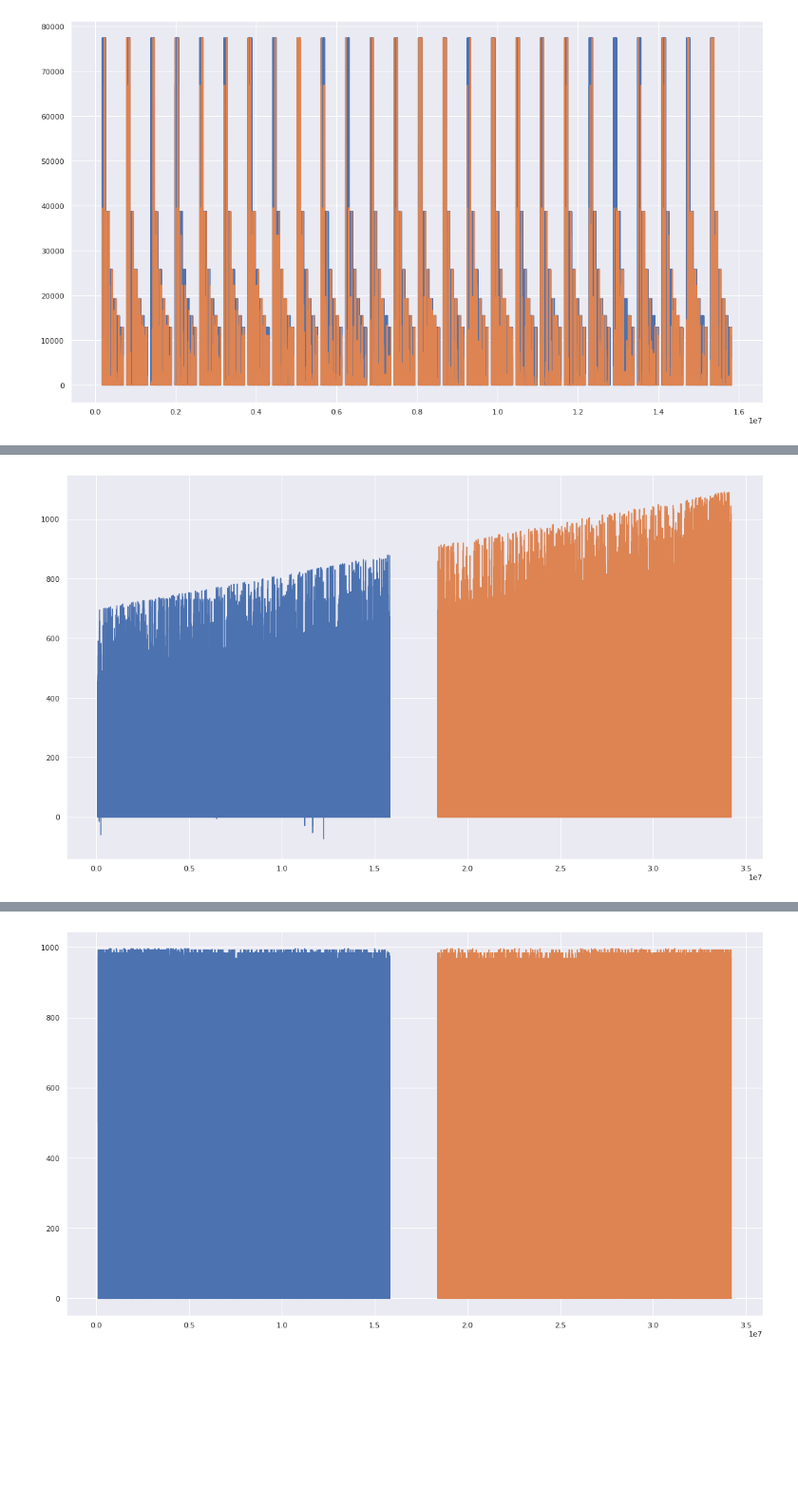
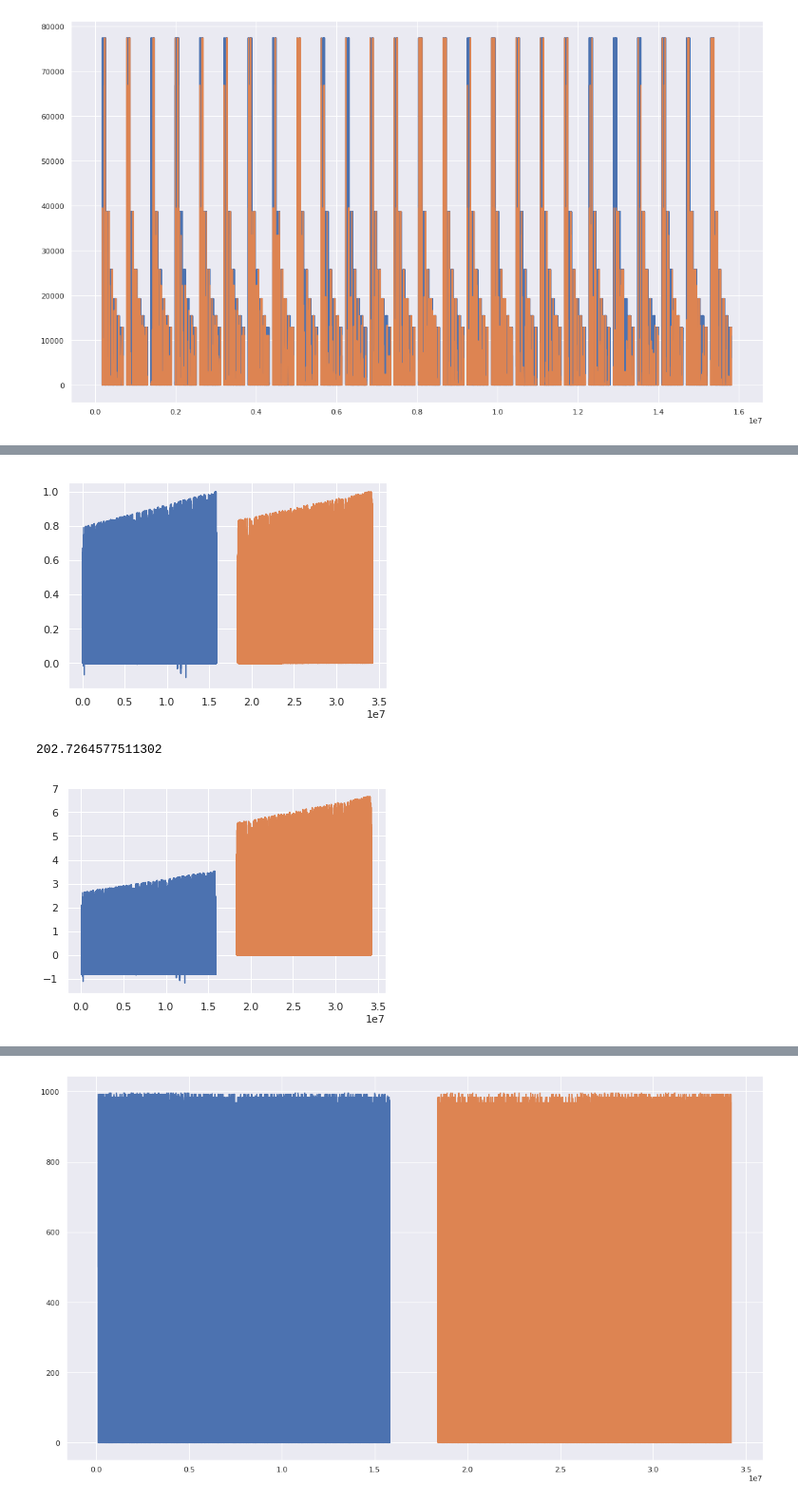
Before and after one commit to rodgomrod/kaggle_ieee_fraud, a Jupyter notebook: exploring_features_2nd_round.ipynb, the cells around one changed output, grey strips where cells are left out. Shown at 95% size. Drawn from its saved outputs; the diff is of its cells as text; code cells hidden in the pictures; blank space fills up the shorter version.

```diff
--- a/exploring_features_2nd_round.ipynb
+++ b/exploring_features_2nd_round.ipynb
@@ -301,8 +306,20 @@ plt.show()
 # %%
 fig, ax = plt.subplots()
-fig.set_size_inches(18.5, 10.5)
-ax.plot(train.TransactionDT, train.D15)
-ax.plot(test.TransactionDT, test.D15)
+# fig.set_size_inches(18.5, 10.5)
+ax.plot(train.TransactionDT, train.D15/train.D15.max())
+ax.plot(test.TransactionDT, test.D15/test.D15.max())
 plt.show()
 # %% [output]
-[figure, old version]
+[figure, new version]
+# %%
+np.nanstd(train.D15.values.tolist())
+# %% [output]
+202.7264577511302
+# %%
+fig, ax = plt.subplots()
+# fig.set_size_inches(18.5, 10.5)
+ax.plot(train.TransactionDT, (train.D15-np.nanmean(train.D15.values.tolist()))/np.nanstd(train.D15.values.tolist()))
+ax.plot(test.TransactionDT, test.D15/np.nanmean(train.D15.values.tolist()))
+plt.show()
+# %% [output]
+[figure, added]
```
Also changed, not shown: parts of 27 cells of this notebook, 3 other files.
